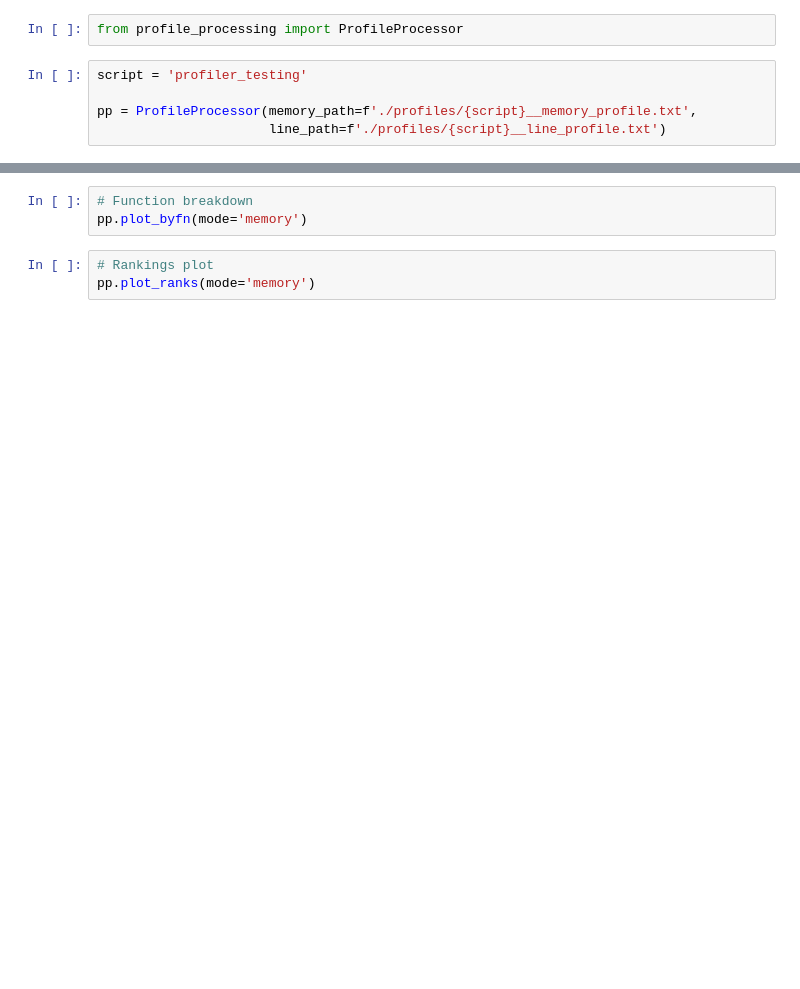
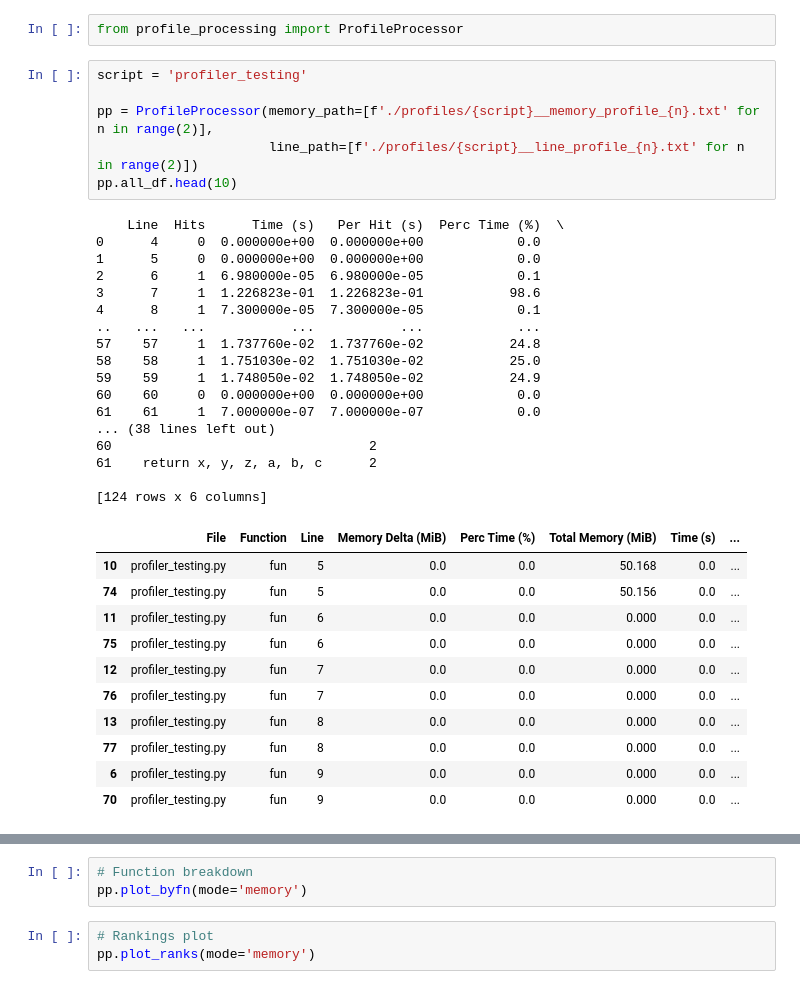
Before and after one commit to pakreinbold/Python_Profiling, a Jupyter notebook: profiling_examples.ipynb, the cells around one changed output, grey strips where cells are left out. Saved outputs shown, nothing was run; the diff lists cells and outputs as text; blank space fills up the shorter version.

```diff
--- a/profiling_examples.ipynb
+++ b/profiling_examples.ipynb
@@ -3,5 +3,35 @@ from profile_processing import ProfileProcessor
 # %%
 script = 'profiler_testing'
 
-pp = ProfileProcessor(memory_path=f'./profiles/{script}__memory_profile.txt',
-                      line_path=f'./profiles/{script}__line_profile.txt')
+pp = ProfileProcessor(memory_path=[f'./profiles/{script}__memory_profile_{n}.txt' for n in range(2)],
+                      line_path=[f'./profiles/{script}__line_profile_{n}.txt' for n in range(2)])
+pp.all_df.head(10)
+# %% [output]
+    Line  Hits      Time (s)   Per Hit (s)  Perc Time (%)  \
+0      4     0  0.000000e+00  0.000000e+00            0.0
+1      5     0  0.000000e+00  0.000000e+00            0.0
+2      6     1  6.980000e-05  6.980000e-05            0.1
+3      7     1  1.226823e-01  1.226823e-01           98.6
+4      8     1  7.300000e-05  7.300000e-05            0.1
+..   ...   ...           ...           ...            ...
+57    57     1  1.737760e-02  1.737760e-02           24.8
+58    58     1  1.751030e-02  1.751030e-02           25.0
+59    59     1  1.748050e-02  1.748050e-02           24.9
+60    60     0  0.000000e+00  0.000000e+00            0.0
+61    61     1  7.000000e-07  7.000000e-07            0.0
+... (38 lines left out)
+60                                 2
+61    return x, y, z, a, b, c      2
+
+[124 rows x 6 columns]
+|  | File | Function | Line | Memory Delta (MiB) | Perc Time (%) | Total Memory (MiB) | Time (s) | ... |
+| 10 | profiler_testing.py | fun | 5 | 0.0 | 0.0 | 50.168 | 0.0 | ... |
+| 74 | profiler_testing.py | fun | 5 | 0.0 | 0.0 | 50.156 | 0.0 | ... |
+| 11 | profiler_testing.py | fun | 6 | 0.0 | 0.0 | 0.000 | 0.0 | ... |
+| 75 | profiler_testing.py | fun | 6 | 0.0 | 0.0 | 0.000 | 0.0 | ... |
+| 12 | profiler_testing.py | fun | 7 | 0.0 | 0.0 | 0.000 | 0.0 | ... |
+| 76 | profiler_testing.py | fun | 7 | 0.0 | 0.0 | 0.000 | 0.0 | ... |
+| 13 | profiler_testing.py | fun | 8 | 0.0 | 0.0 | 0.000 | 0.0 | ... |
+| 77 | profiler_testing.py | fun | 8 | 0.0 | 0.0 | 0.000 | 0.0 | ... |
+| 6 | profiler_testing.py | fun | 9 | 0.0 | 0.0 | 0.000 | 0.0 | ... |
+| 70 | profiler_testing.py | fun | 9 | 0.0 | 0.0 | 0.000 | 0.0 | ... |
```
Also changed, not shown: parts of 4 cells of this notebook, 5 other files.
